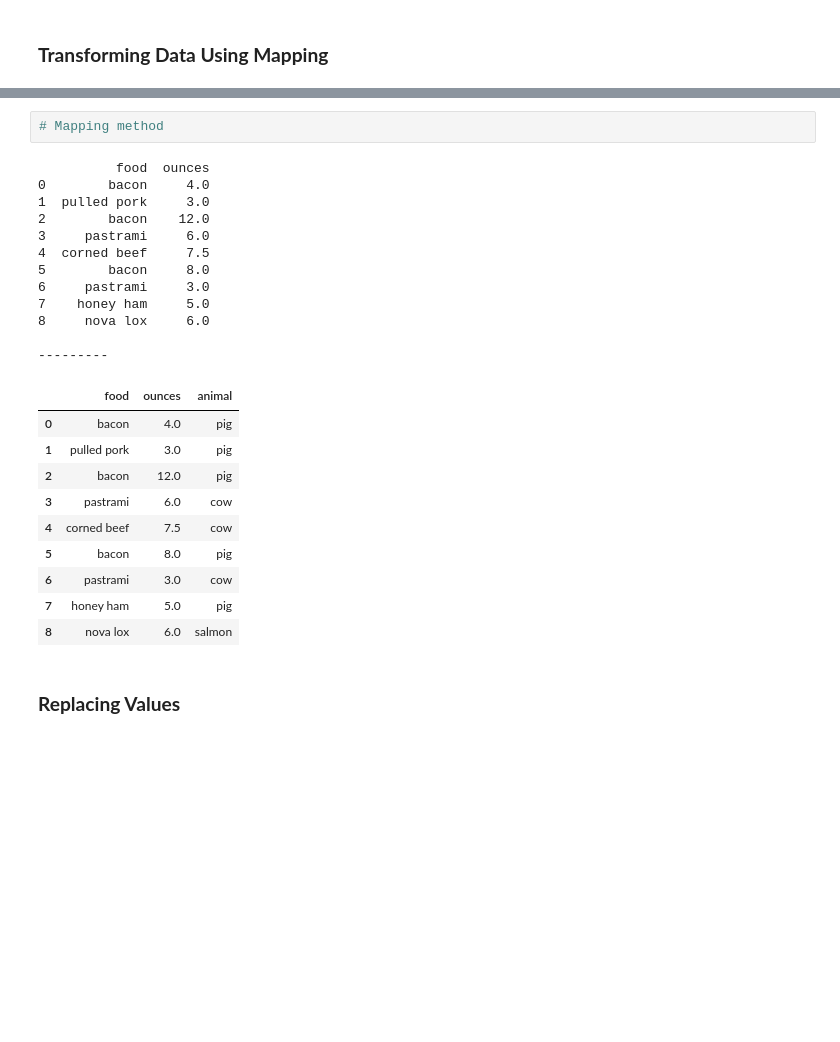
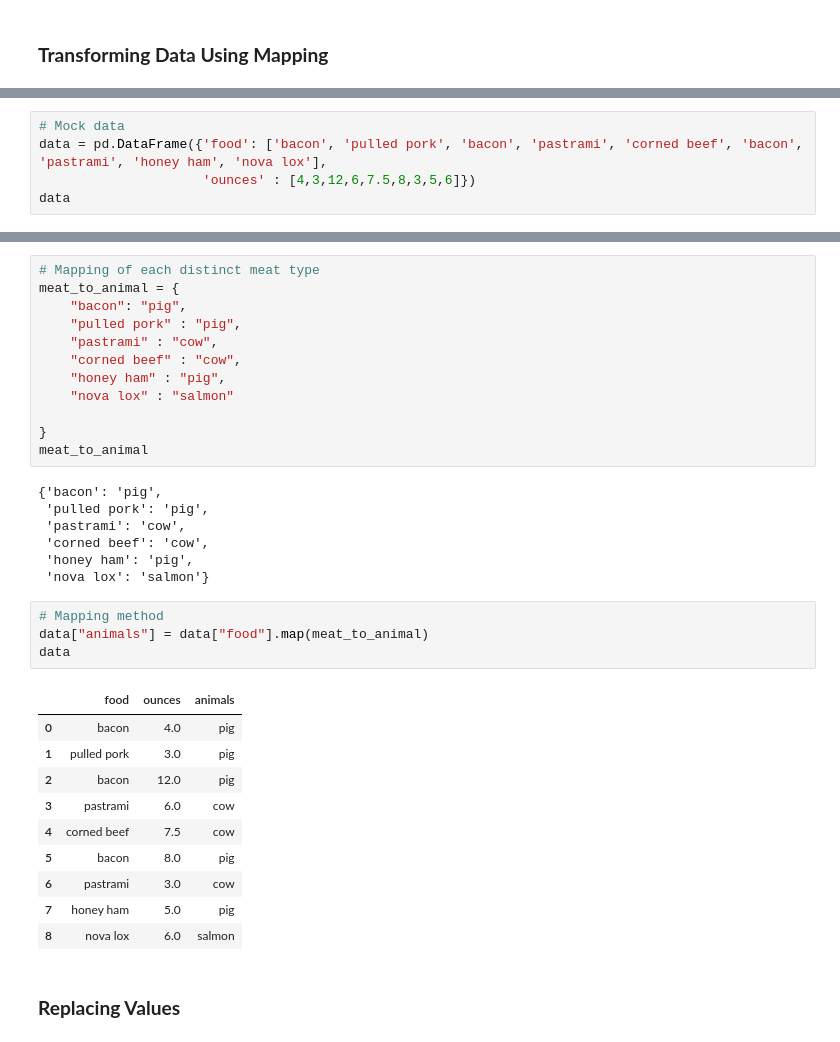
Before and after one commit to DianaKahar/STQD-Data-science, a Jupyter notebook: p137263_Week10_DataWrangling_20231213_WC.ipynb, the cells around one changed output, grey strips where cells are left out. Drawn from its saved outputs; the diff is of its cells as text; blank space fills up the shorter version.

```diff
--- a/p137263_Week10_DataWrangling_20231213_WC.ipynb
+++ b/p137263_Week10_DataWrangling_20231213_WC.ipynb
@@ -307,0 +289,5 @@ dtype: bool
+# %%
+# Mock data
+data = pd.DataFrame({'food': ['bacon', 'pulled pork', 'bacon', 'pastrami', 'corned beef', 'bacon', 'pastrami', 'honey ham', 'nova lox'],
+                     'ounces' : [4,3,12,6,7.5,8,3,5,6]})
+data
@@ -308,19 +305,28 @@ dtype: bool
+# %%
+# Mapping of each distinct meat type
+meat_to_animal = {
+    "bacon": "pig",
+    "pulled pork" : "pig",
+    "pastrami" : "cow",
+    "corned beef" : "cow",
+    "honey ham" : "pig",
+    "nova lox" : "salmon"
+
+}
+meat_to_animal
+# %% [output]
+{'bacon': 'pig',
+ 'pulled pork': 'pig',
+ 'pastrami': 'cow',
+ 'corned beef': 'cow',
+ 'honey ham': 'pig',
+ 'nova lox': 'salmon'}
 # %%
 # Mapping method
+data["animals"] = data["food"].map(meat_to_animal)
+data
 # %% [output]
-          food  ounces
-0        bacon     4.0
-1  pulled pork     3.0
-2        bacon    12.0
-3     pastrami     6.0
-4  corned beef     7.5
-5        bacon     8.0
-6     pastrami     3.0
-7    honey ham     5.0
-8     nova lox     6.0
-
----------
-|  | food | ounces | animal |
+|  | food | ounces | animals |
 | 0 | bacon | 4.0 | pig |
 | 1 | pulled pork | 3.0 | pig |
 | 2 | bacon | 12.0 | pig |
```
Also changed, not shown: parts of 35 cells of this notebook.
